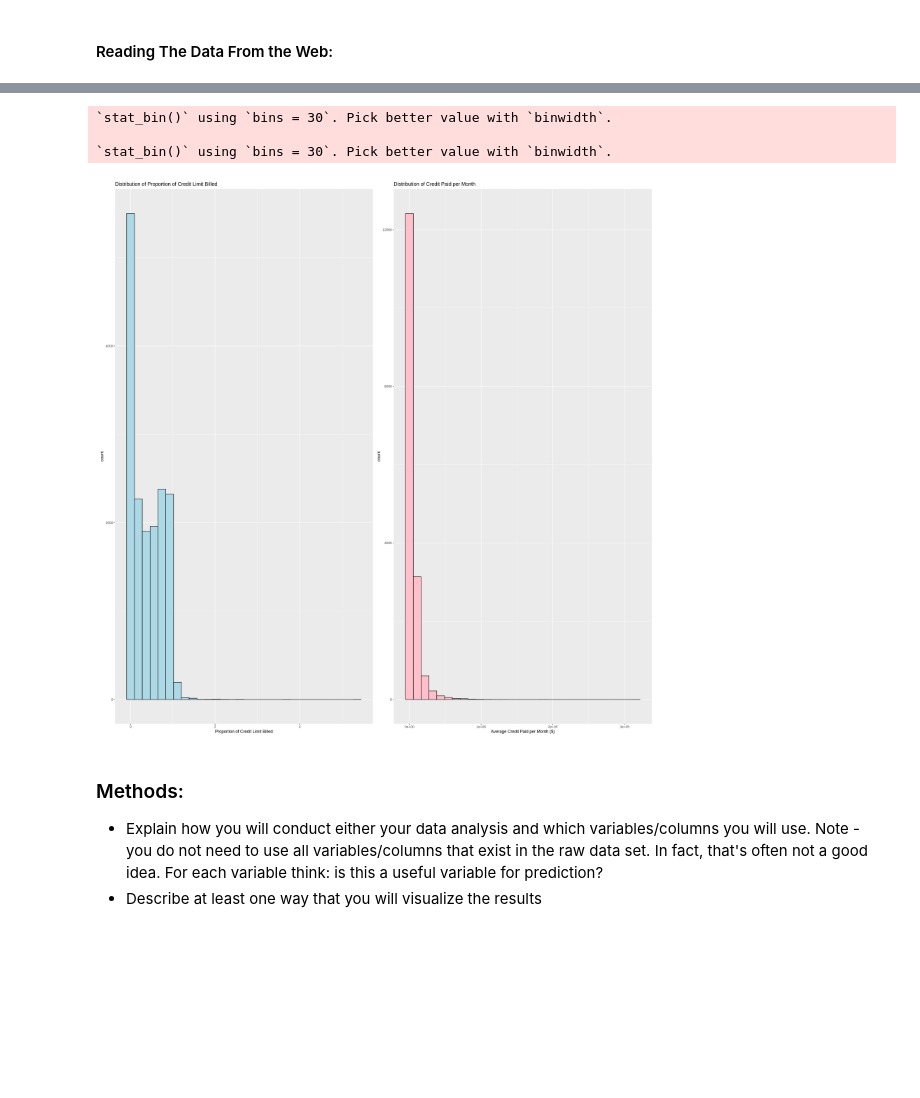
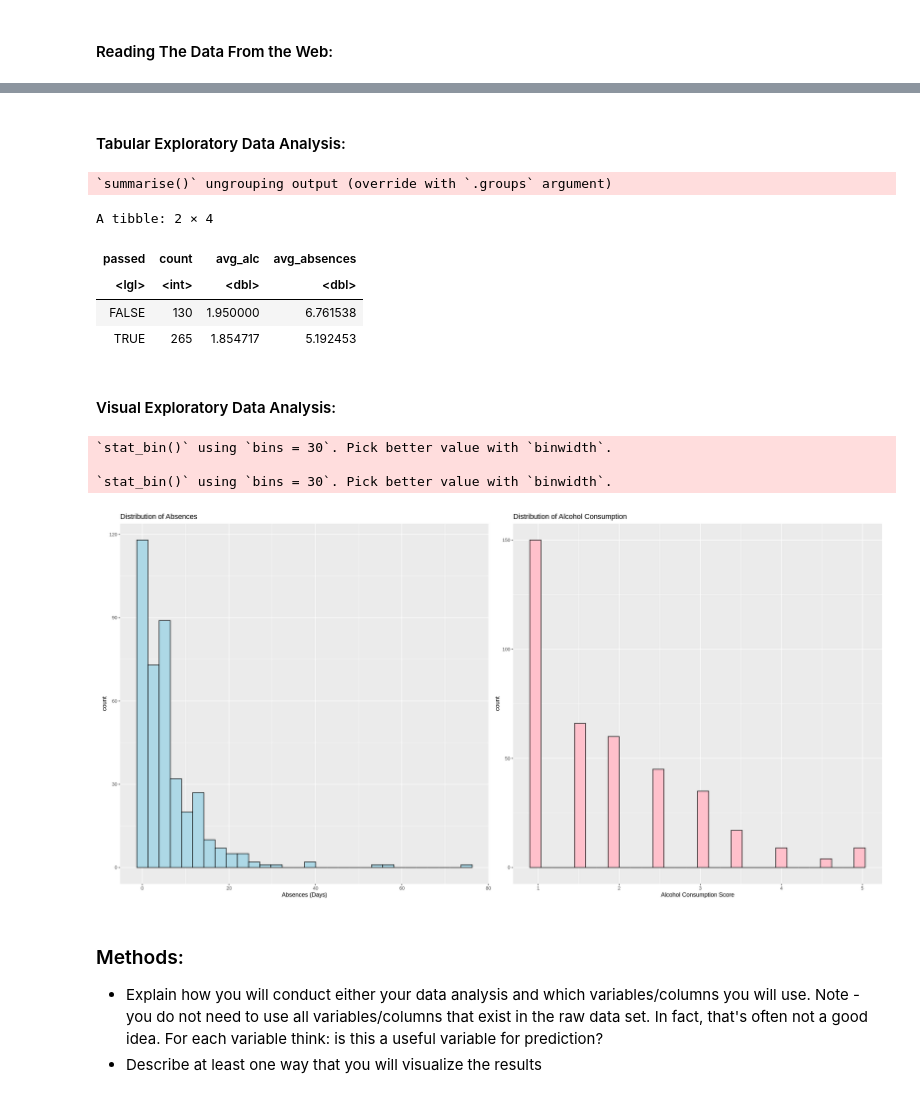
Before and after one commit to Yu-George/DSCI-100-Project, a Jupyter notebook: Proposal.ipynb, the cells around one changed output, grey strips where cells are left out. Saved outputs shown, nothing was run; the diff lists cells and outputs as text; code cells hidden in the pictures; blank space fills up the shorter version.

```diff
--- a/Proposal.ipynb
+++ b/Proposal.ipynb
@@ -35,8 +24,7 @@ Making 'packages.html' ...
 # %% [markdown]
 #### Reading The Data From the Web:
 # %%
-# Data from Citation #1
 temp <- tempfile()
-download.file("http://archive.ics.uci.edu/ml/machine-learning-databases/00350/default%20of%20credit%20card%20clients.xls",temp)
-credit <- read_excel(temp,skip = 1)
+download.file("https://archive.ics.uci.edu/ml/machine-learning-databases/00320/student.zip",temp)
+grades <- read_csv2(unz(temp, "student-mat.csv"))
 unlink(temp)
@@ -115,0 +62,5 @@ The visualization on the left tells us that a vast majority of people do not sur
+# %%
+grades_wrangled <- grades %>%
+    mutate(passed = G3 >= 10, avg_alc = (Dalc+Walc)/2) %>%
+    select(absences,passed,avg_alc)
+head(grades_wrangled,n=3)
@@ -116,22 +74,38 @@ The visualization on the left tells us that a vast majority of people do not sur
+# %% [markdown]
+#### Tabular Exploratory Data Analysis:
+# %%
+count_passed <- grades_wrangled %>%
+    group_by(passed) %>%
+    summarize(count = n(),avg_alc = mean(avg_alc), avg_absences = mean(absences))
+count_passed
+# %% [output]
+`summarise()` ungrouping output (override with `.groups` argument)
+A tibble: 2 × 4
+| passed | count | avg_alc | avg_absences |
+| <lgl> | <int> | <dbl> | <dbl> |
+| FALSE | 130 | 1.950000 | 6.761538 |
+| TRUE | 265 | 1.854717 | 5.192453 |
+# %% [markdown]
+#### Visual Exploratory Data Analysis:
 # %%
-options(repr.plot.width = 20, repr.plot.height = 20)
+options(repr.plot.width = 20, repr.plot.height = 10)
 
-bill_plot <- credit_train %>%
-    ggplot(aes(x=BILL_AVG)) +
+absence_plot <- grades_wrangled %>%
+    ggplot(aes(x=absences)) +
     geom_histogram(color='black',fill='light blue') +
-    labs(x='Proportion of Credit Limit Billed') +
-    ggtitle('Distribution of Proportion of Credit Limit Billed')
-pay_plot <- credit_train %>%
-    ggplot(aes(x=PAY_AVG)) +
+    labs(x='Absences (Days)') +
+    ggtitle('Distribution of Absences')
+alc_plot <- grades_wrangled %>%
+    ggplot(aes(x=avg_alc)) +
     geom_histogram(color='black',fill='pink') +
-    labs(x='Average Credit Paid per Month ($)') +
-    ggtitle('Distribution of Credit Paid per Month')
-bill_plot + pay_plot
+    labs(x='Alcohol Consumption Score') +
+    ggtitle('Distribution of Alcohol Consumption')
+absence_plot + alc_plot
 # %% [output]
 `stat_bin()` using `bins = 30`. Pick better value with `binwidth`.
 
 `stat_bin()` using `bins = 30`. Pick better value with `binwidth`.
-[figure, old version]
+[figure, new version]
 # %% [markdown]
 ### Methods:
 - Explain how you will conduct either your data analysis and which variables/columns you will use. Note - you do not need to use all variables/columns that exist in the raw data set. In fact, that's often not a good idea. For each variable think: is this a useful variable for prediction?
```
Also changed, not shown: parts of 21 cells of this notebook.
